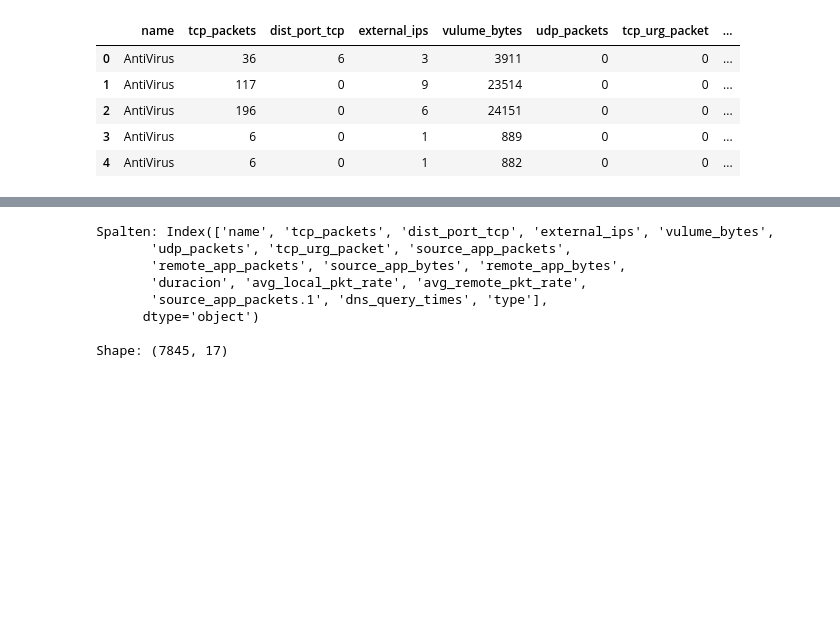
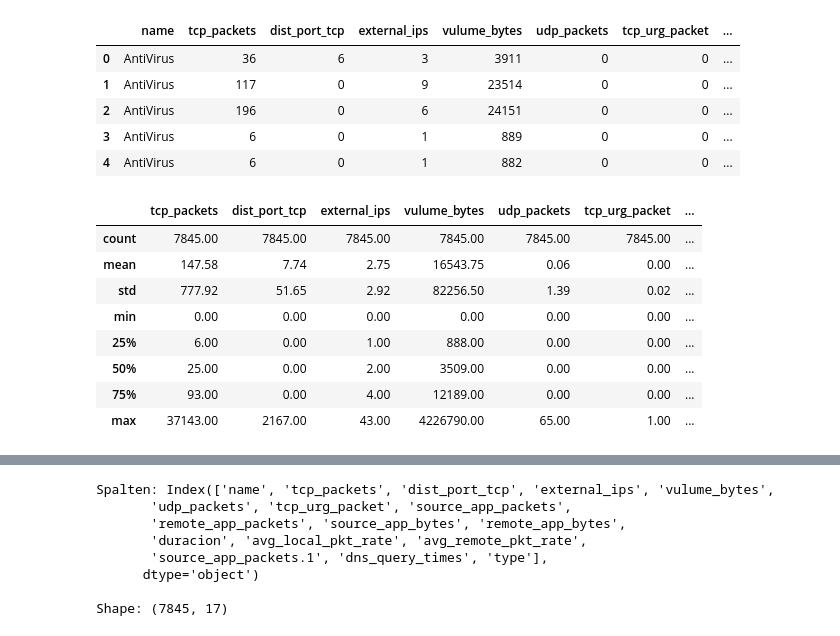
Before and after one commit to arlindgu/dsai-ai-training, a Jupyter notebook: notebooknew.ipynb, the cells around one changed output, grey strips where cells are left out. Saved outputs shown, nothing was run; the diff lists cells and outputs as text; code cells hidden in the pictures; blank space fills up the shorter version.

```diff
--- a/notebooknew.ipynb
+++ b/notebooknew.ipynb
@@ -29,3 +29,16 @@ df.head()
 | 2 | AntiVirus | 196 | 0 | 6 | 24151 | 0 | 0 | ... |
 | 3 | AntiVirus | 6 | 0 | 1 | 889 | 0 | 0 | ... |
 | 4 | AntiVirus | 6 | 0 | 1 | 882 | 0 | 0 | ... |
+# %%
+pd.options.display.float_format = '{:.2f}'.format
+df.describe()
+# %% [output]
+|  | tcp_packets | dist_port_tcp | external_ips | vulume_bytes | udp_packets | tcp_urg_packet | ... |
+| count | 7845.00 | 7845.00 | 7845.00 | 7845.00 | 7845.00 | 7845.00 | ... |
+| mean | 147.58 | 7.74 | 2.75 | 16543.75 | 0.06 | 0.00 | ... |
+| std | 777.92 | 51.65 | 2.92 | 82256.50 | 1.39 | 0.02 | ... |
+| min | 0.00 | 0.00 | 0.00 | 0.00 | 0.00 | 0.00 | ... |
+| 25% | 6.00 | 0.00 | 1.00 | 888.00 | 0.00 | 0.00 | ... |
+| 50% | 25.00 | 0.00 | 2.00 | 3509.00 | 0.00 | 0.00 | ... |
+| 75% | 93.00 | 0.00 | 4.00 | 12189.00 | 0.00 | 0.00 | ... |
+| max | 37143.00 | 2167.00 | 43.00 | 4226790.00 | 65.00 | 1.00 | ... |
```
Also changed, not shown: parts of 6 cells of this notebook, 1 other file.
